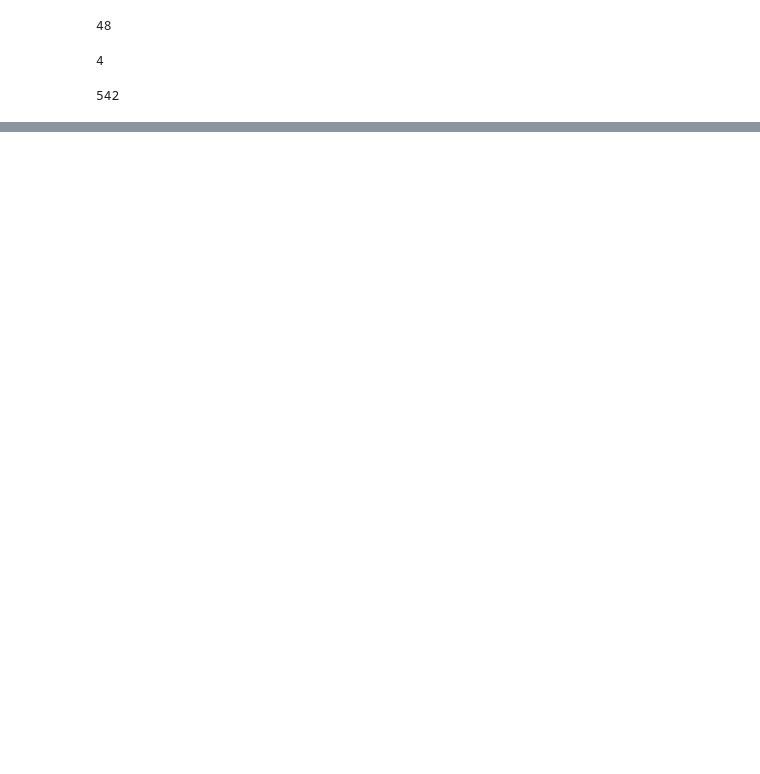
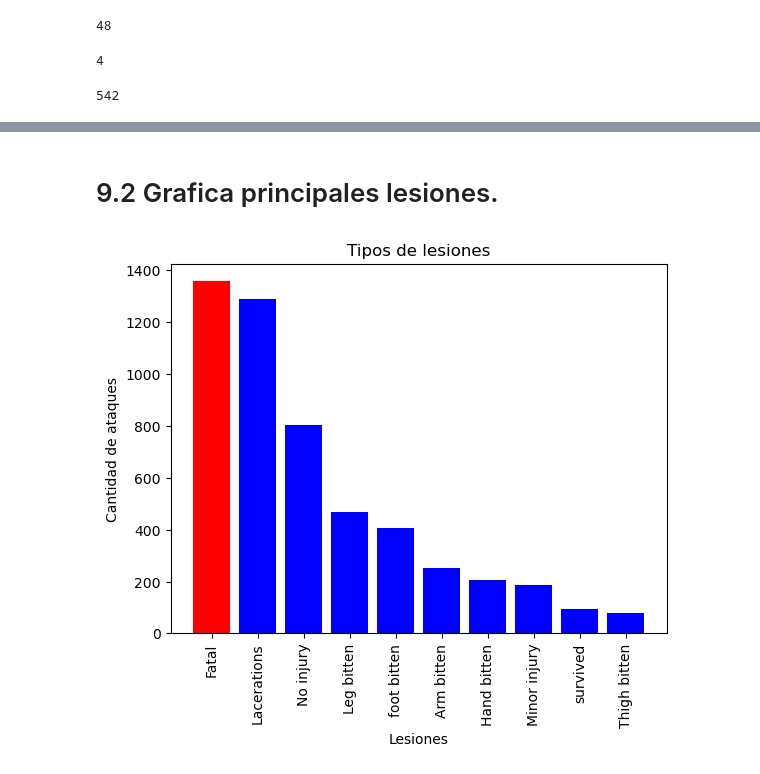
Before and after one commit to esteban-bit/data-cleaning-pandas, a Jupyter notebook: w2-project_pandas.ipynb, the cells around one changed output, grey strips where cells are left out. Saved outputs shown, nothing was run; the diff lists cells and outputs as text; code cells hidden in the pictures; blank space fills up the shorter version.

```diff
--- a/w2-project_pandas.ipynb
+++ b/w2-project_pandas.ipynb
@@ -1222,0 +1244,4 @@ Identificar los patrones y tendencias en los ataques de tiburones a lo largo del
+# %%
+tiburon['Injury'] = tiburon['Injury'].str.replace(r'(?i).*abrasion.*', 'Abrasions', regex=True)
+# %%
+tiburon['Injury'] = tiburon['Injury'].str.replace(r'(?i).*abrasion.*', 'Abrasions', regex=True)
@@ -1222,0 +1263,3 @@ Identificar los patrones y tendencias en los ataques de tiburones a lo largo del
+# %%
+principales_lesiones1 = tiburon.groupby('Injury').size().sort_values(ascending=False)
+principales_lesiones1.head(10)
@@ -1222,0 +1295,3 @@ Identificar los patrones y tendencias en los ataques de tiburones a lo largo del
+# %%
+principales_lesiones2 = principales_lesiones1.head(10)
+principales_lesiones2
@@ -1222,0 +1311,20 @@ Identificar los patrones y tendencias en los ataques de tiburones a lo largo del
+# %% [markdown]
+# 9.2 Grafica principales lesiones.
+# %%
+plt.bar(principales_lesiones2.index, principales_lesiones2.values, color='blue')
+# grafica con barras con .bar
+# top_paises.index países en el eje x
+# top_paises.values frecuencias de ataques en el eje
+
+plt.bar(principales_lesiones2.index[0], principales_lesiones2[0], color='red')
+# desde top paises index 0, el primero en top 1, color rojo
+
+plt.xlabel('Lesiones') # Barras por paises.
+plt.ylabel('Cantidad de ataques') # leyenda numero de ataques
+plt.title('Tipos de lesiones') # titulo del grafico.
+plt.xticks(rotation=90)
+plt.show()
+
+# Observamos que Estados unidos es el pais con mas registros en ataques de tiburon
+# %% [output]
+[figure, added]
```
Also changed, not shown: parts of 121 cells of this notebook, 11 other files.
